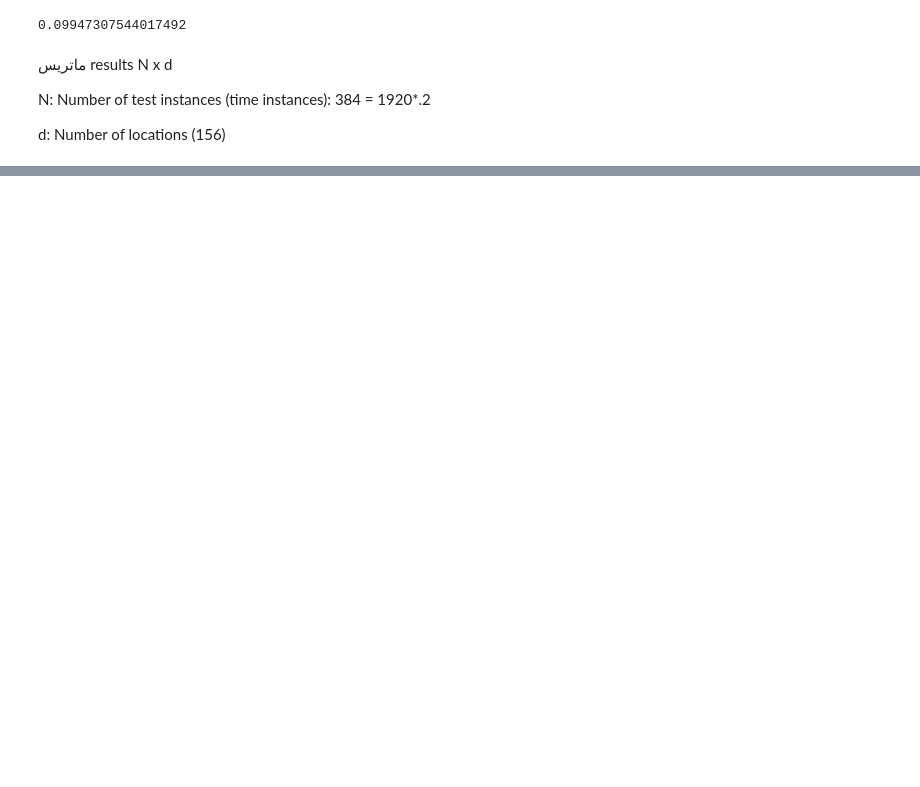
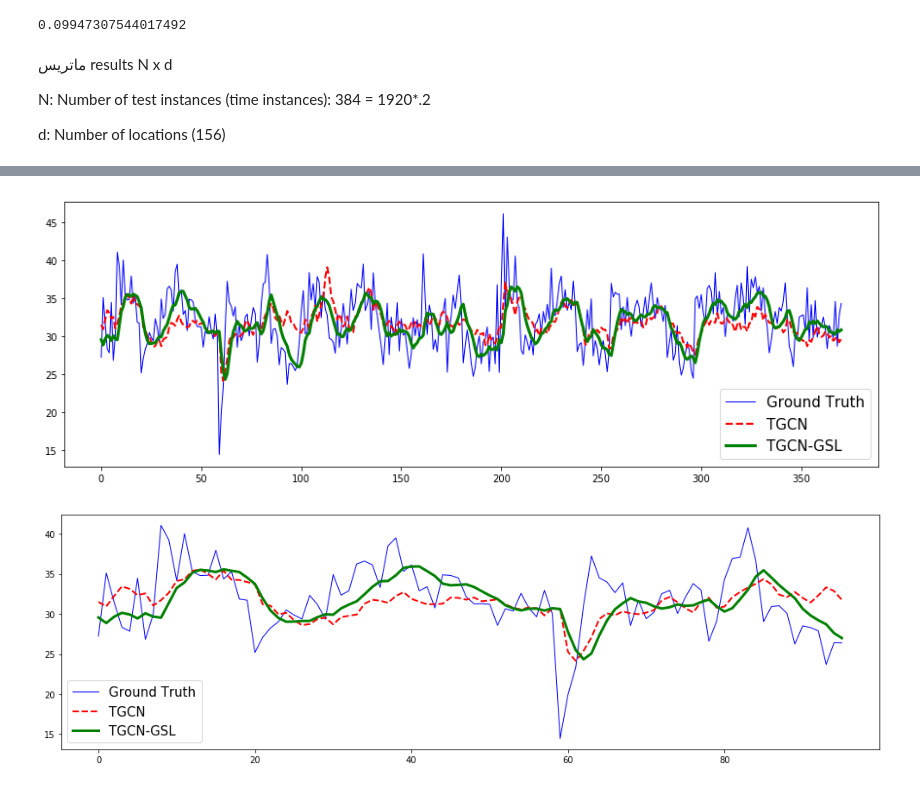
Before and after one commit to mamintoosi-papers-codes/TGCN-Dagma, a Jupyter notebook: run-main.ipynb, the cells around one changed output, grey strips where cells are left out. Cells and saved outputs as stored; diff of their text form; code cells hidden in the pictures; blank space fills up the shorter version.

Commit message:
Good Results for 150 epochs

```diff
--- a/run-main.ipynb
+++ b/run-main.ipynb
@@ -89,0 +79,44 @@ Wall time: 22min 46s
+# %%
+
+import pandas as pd
+import matplotlib.pyplot as plt
+##compare all test result
+path = 'out/tgcn/tgcn_sz_lr0.001_batch32_unit64_seq12_pre1_epoch150_adj-dist/test_result.xlsx'
+data = pd.read_excel(path, sheet_name='pred', header=None)
+test_result = data.values
+data = pd.read_excel(path, sheet_name='true', header=None)
+true_labels = data.values
+
+path = 'out/tgcn/tgcn_sz_lr0.001_batch32_unit64_seq12_pre1_epoch150_adj-gsl/test_result.xlsx'
+data = pd.read_excel(path, sheet_name='pred', header=None)
+test_result_gsl = data.values
+# data = pd.read_excel(path, sheet_name='true', header=None)
+# true_labels = data.values
+
+path = 'out/tgcn'
+fig1 = plt.figure(figsize=(15,5))
+#    ax1 = fig1.add_subplot(1,1,1)
+a_pred = test_result[:,0]
+a_pred_gsl = test_result_gsl[:,0]
+a_true = true_labels[:,0]
+plt.plot(a_true,'b-',label='Ground Truth', linewidth=1.0)
+plt.plot(a_pred,'r--',label='TGCN', linewidth=2.0)
+plt.plot(a_pred_gsl,'g-',label='TGCN-GSL', linewidth=3.0)
+plt.legend(loc='best',fontsize=15)
+plt.savefig(path+'/compare_all.jpg')
+plt.show()
+## oneday test result visualization
+fig1 = plt.figure(figsize=(17,5))
+#    ax1 = fig1.add_subplot(1,1,1)
+a_pred = test_result[:96,0]
+a_pred_gsl = test_result_gsl[:96,0]
+a_true = true_labels[0:96,0]
+plt.plot(a_true,'b-',label='Ground Truth', linewidth=1.0)
+plt.plot(a_pred,'r--',label='TGCN', linewidth=2.0)
+plt.plot(a_pred_gsl,'g-',label='TGCN-GSL', linewidth=3.0)
+plt.legend(loc='best',fontsize=15)
+plt.savefig(path+'/test_oneday.jpg')
+plt.show()
+# %% [output]
+[figure, added]
+[figure, added]
```
Also changed, not shown: parts of 3 cells of this notebook, 1 other file.
